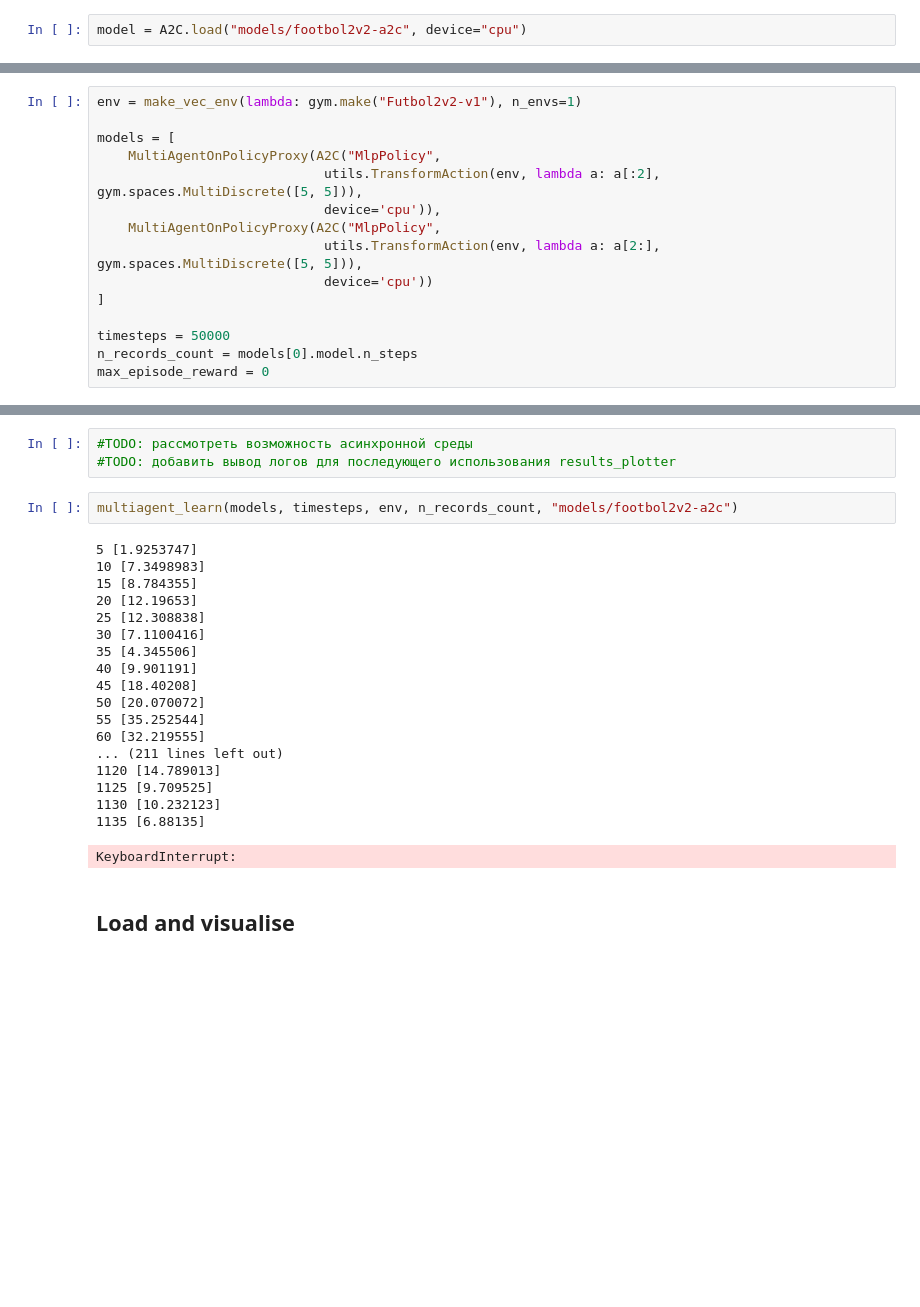
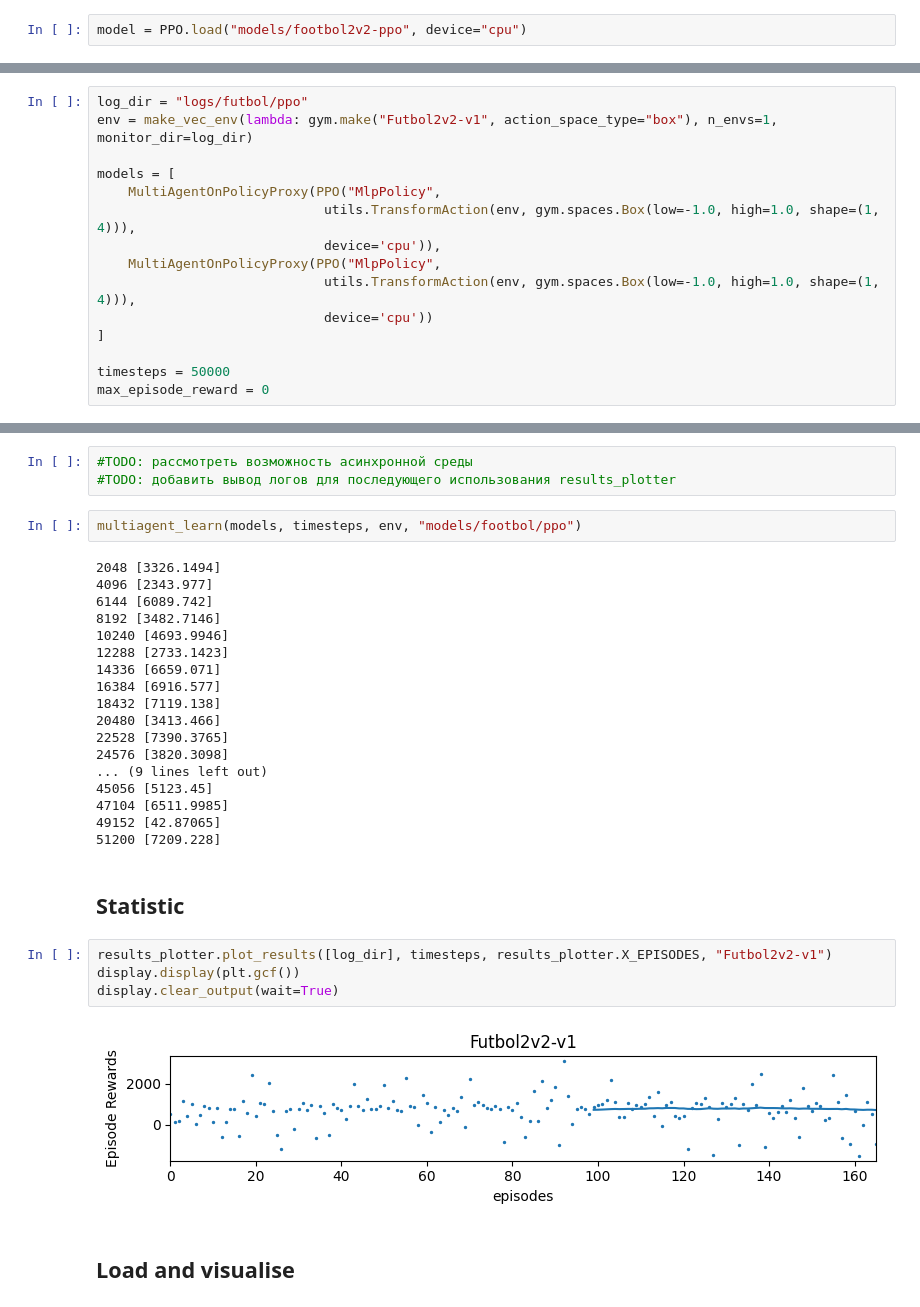
Before and after one commit to TheShenk/hai-nonconflict-action-learning, a Jupyter notebook: experiments.ipynb, the cells around one changed output, grey strips where cells are left out. Drawn from its saved outputs; the diff is of its cells as text; blank space fills up the shorter version.

Commit message:
feat: add logs to multiagent onpolicy proxy

```diff
--- a/experiments.ipynb
+++ b/experiments.ipynb
@@ -104,7 +106,7 @@ print(log_data)
 # %% [markdown]
 # Load model from file
 # %%
-model = A2C.load("models/footbol2v2-a2c", device="cpu")
+model = PPO.load("models/footbol2v2-ppo", device="cpu")
 # %% [markdown]
 # Run models
 # %% [markdown]
@@ -138,19 +140,19 @@ KeyboardInterrupt:
 # %% [markdown]
 ## Learn
 # %%
-env = make_vec_env(lambda: gym.make("Futbol2v2-v1"), n_envs=1)
+log_dir = "logs/futbol/ppo"
+env = make_vec_env(lambda: gym.make("Futbol2v2-v1", action_space_type="box"), n_envs=1, monitor_dir=log_dir)
 
 models = [
-    MultiAgentOnPolicyProxy(A2C("MlpPolicy",
-                             utils.TransformAction(env, lambda a: a[:2], gym.spaces.MultiDiscrete([5, 5])),
+    MultiAgentOnPolicyProxy(PPO("MlpPolicy",
+                             utils.TransformAction(env, gym.spaces.Box(low=-1.0, high=1.0, shape=(1, 4))),
                              device='cpu')),
-    MultiAgentOnPolicyProxy(A2C("MlpPolicy",
-                             utils.TransformAction(env, lambda a: a[2:], gym.spaces.MultiDiscrete([5, 5])),
+    MultiAgentOnPolicyProxy(PPO("MlpPolicy",
+                             utils.TransformAction(env, gym.spaces.Box(low=-1.0, high=1.0, shape=(1, 4))),
                              device='cpu'))
 ]
 
 timesteps = 50000
-n_records_count = models[0].model.n_steps
 max_episode_reward = 0
 # %% [markdown]
 ### Rewrote learning cycle
@@ -161,26 +163,33 @@ StableBaselines3 не поддерживает одновременное обу
 #TODO: рассмотреть возможность асинхронной среды
 #TODO: добавить вывод логов для последующего использования results_plotter
 # %%
-multiagent_learn(models, timesteps, env, n_records_count, "models/footbol2v2-a2c")
+multiagent_learn(models, timesteps, env, "models/footbol/ppo")
 # %% [output]
-5 [1.9253747]
-10 [7.3498983]
-15 [8.784355]
-20 [12.19653]
-25 [12.308838]
-30 [7.1100416]
-35 [4.345506]
-40 [9.901191]
-45 [18.40208]
-50 [20.070072]
-55 [35.252544]
-60 [32.219555]
-... (211 lines left out)
-1120 [14.789013]
-1125 [9.709525]
-1130 [10.232123]
-1135 [6.88135]
+2048 [3326.1494]
+4096 [2343.977]
+6144 [6089.742]
+8192 [3482.7146]
+10240 [4693.9946]
+12288 [2733.1423]
+14336 [6659.071]
+16384 [6916.577]
+18432 [7119.138]
+20480 [3413.466]
+22528 [7390.3765]
+24576 [3820.3098]
+... (9 lines left out)
+45056 [5123.45]
+47104 [6511.9985]
+49152 [42.87065]
+51200 [7209.228]
-KeyboardInterrupt:
+# %% [markdown]
+## Statistic
+# %%
+results_plotter.plot_results([log_dir], timesteps, results_plotter.X_EPISODES, "Futbol2v2-v1")
+display.display(plt.gcf())
+display.clear_output(wait=True)
+# %% [output]
+[figure, added]
 # %% [markdown]
 ## Load and visualise
 # %%
```
Also changed, not shown: parts of 2 cells of this notebook, 1 other file.
